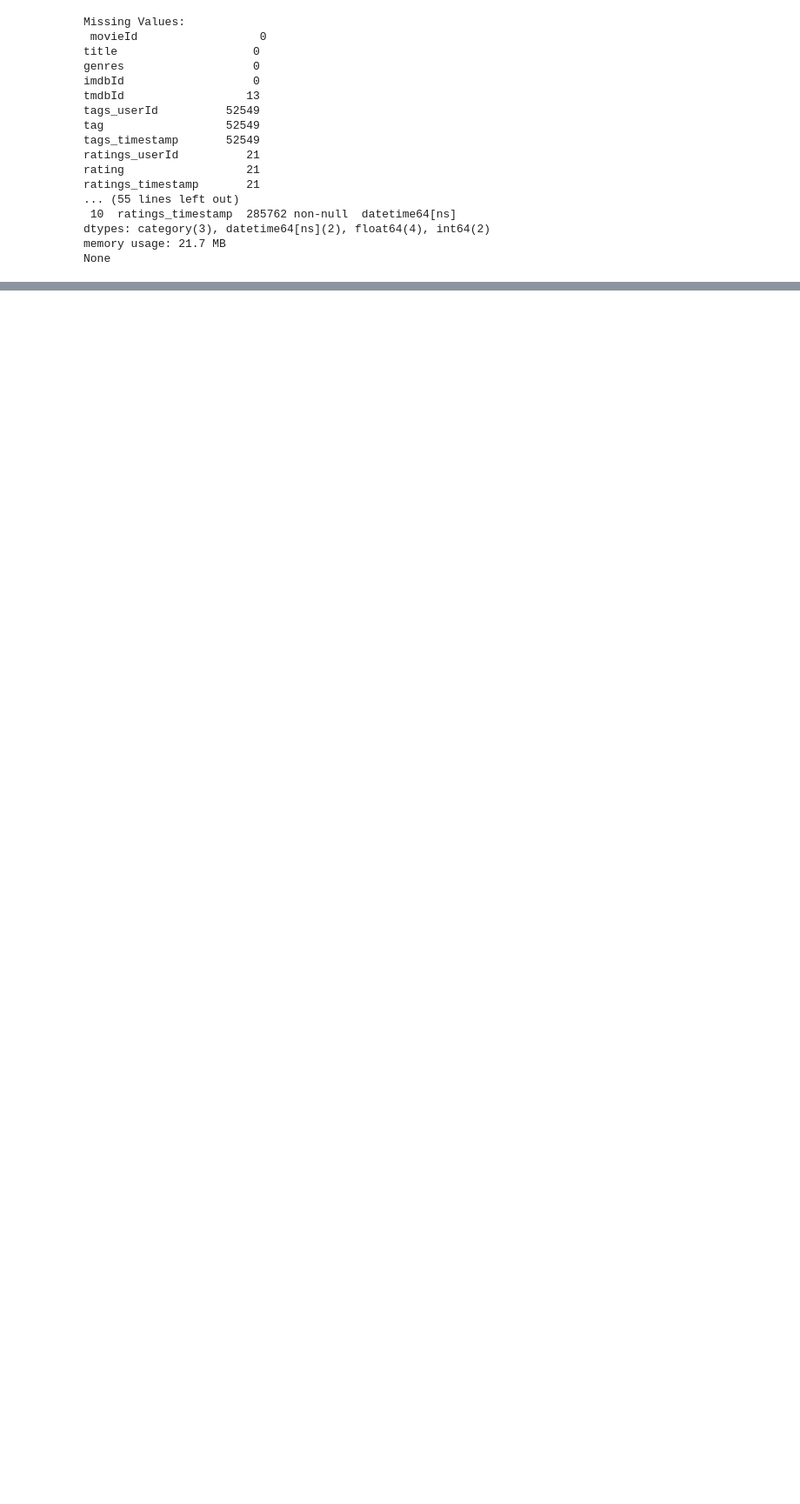
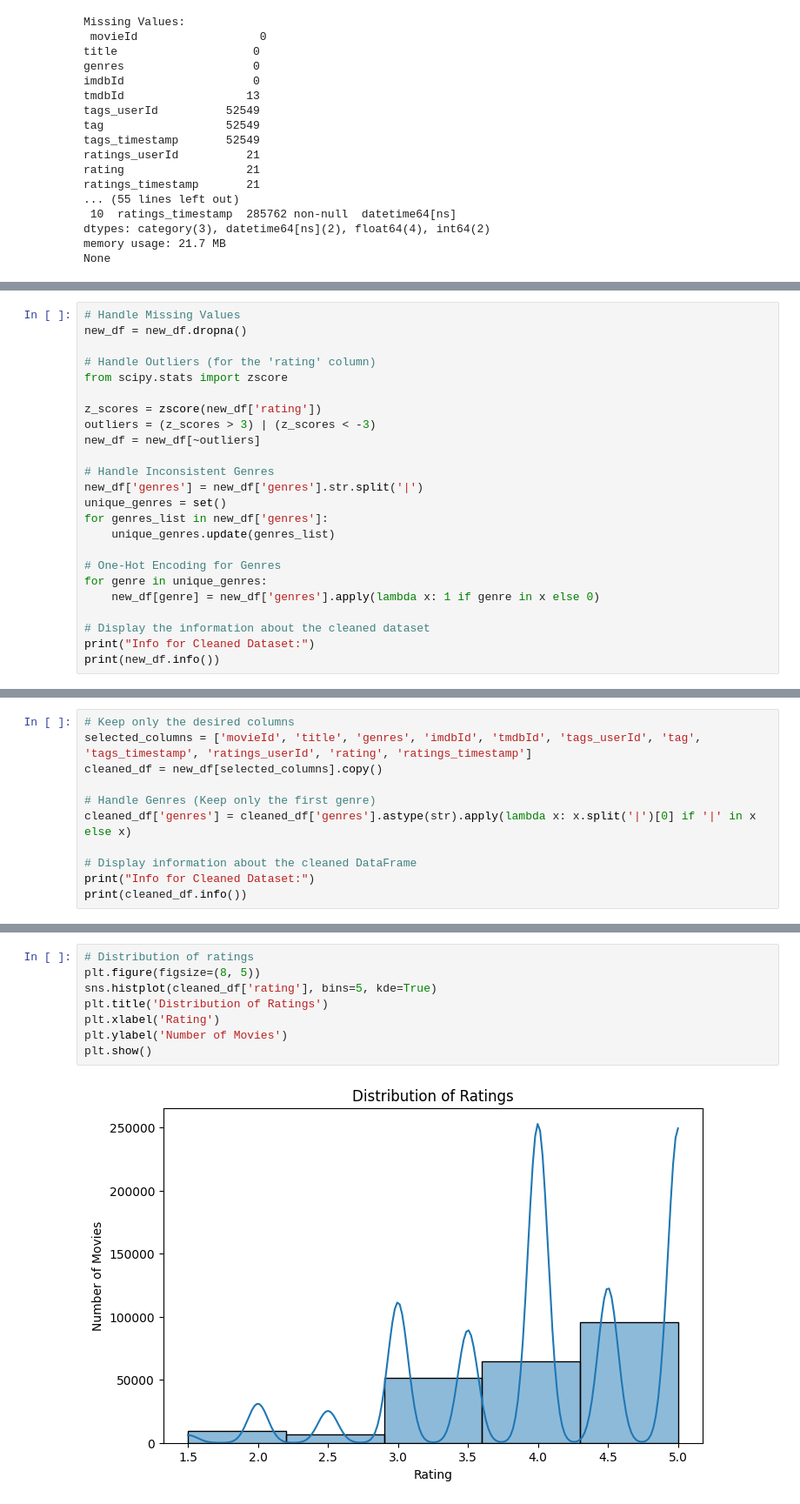
Before and after one commit to cycywanyeki20/Phase-4-Project, a Jupyter notebook: MoviesRecommendation.ipynb, the cells around one changed output, grey strips where cells are left out. Shown at 87% size. Saved outputs shown, nothing was run; the diff lists cells and outputs as text; blank space fills up the shorter version.

```diff
--- a/MoviesRecommendation.ipynb
+++ b/MoviesRecommendation.ipynb
@@ -487,0 +525,24 @@ None
+# %%
+# Handle Missing Values
+new_df = new_df.dropna()
+
+# Handle Outliers (for the 'rating' column)
+from scipy.stats import zscore
+
+z_scores = zscore(new_df['rating'])
+outliers = (z_scores > 3) | (z_scores < -3)
+new_df = new_df[~outliers]
+
+# Handle Inconsistent Genres
+new_df['genres'] = new_df['genres'].str.split('|')
+unique_genres = set()
+for genres_list in new_df['genres']:
+    unique_genres.update(genres_list)
+
+# One-Hot Encoding for Genres
+for genre in unique_genres:
+    new_df[genre] = new_df['genres'].apply(lambda x: 1 if genre in x else 0)
+
+# Display the information about the cleaned dataset
+print("Info for Cleaned Dataset:")
+print(new_df.info())
@@ -487,0 +587,11 @@ None
+# %%
+# Keep only the desired columns
+selected_columns = ['movieId', 'title', 'genres', 'imdbId', 'tmdbId', 'tags_userId', 'tag', 'tags_timestamp', 'ratings_userId', 'rating', 'ratings_timestamp']
+cleaned_df = new_df[selected_columns].copy()
+
+# Handle Genres (Keep only the first genre)
+cleaned_df['genres'] = cleaned_df['genres'].astype(str).apply(lambda x: x.split('|')[0] if '|' in x else x)
+
+# Display information about the cleaned DataFrame
+print("Info for Cleaned Dataset:")
+print(cleaned_df.info())
@@ -487,0 +705,10 @@ None
+# %%
+# Distribution of ratings
+plt.figure(figsize=(8, 5))
+sns.histplot(cleaned_df['rating'], bins=5, kde=True)
+plt.title('Distribution of Ratings')
+plt.xlabel('Rating')
+plt.ylabel('Number of Movies')
+plt.show()
+# %% [output]
+[figure, added]
```
Also changed, not shown: parts of 46 cells of this notebook.
